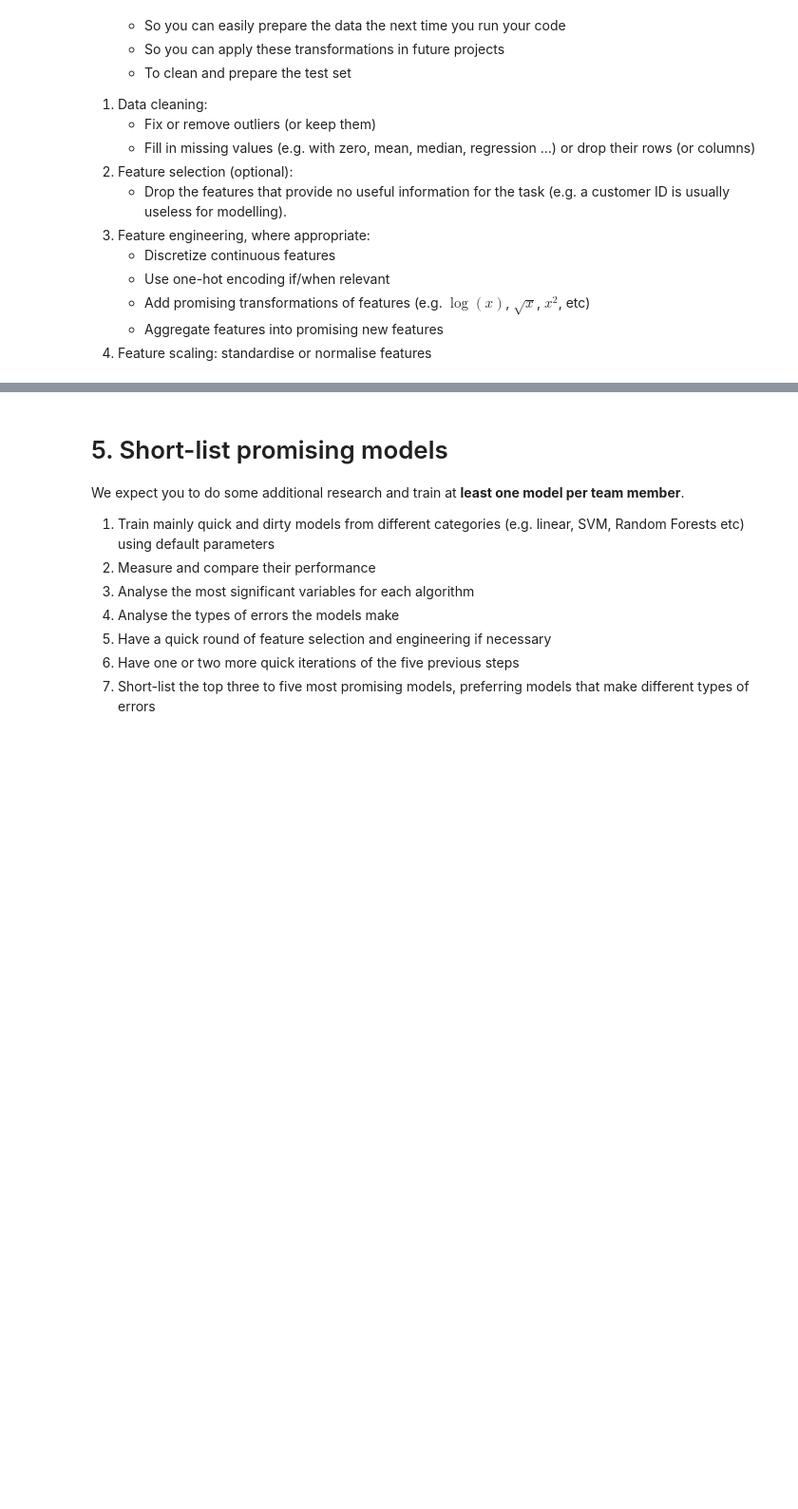
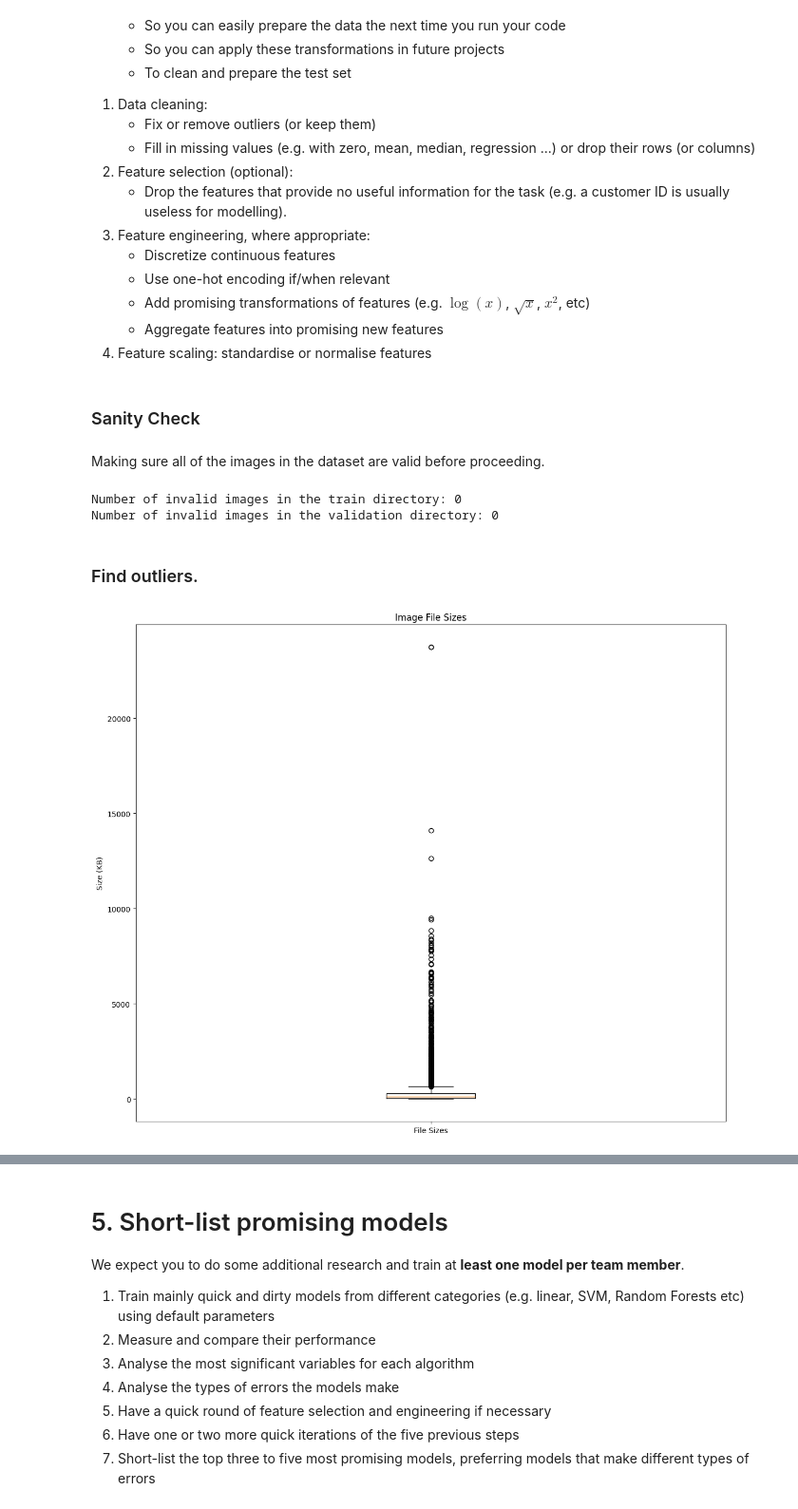
Before and after one commit to radoslavKiryazov/MAL, a Jupyter notebook: GroupProject/7. Final Group Project.ipynb, the cells around one changed output, grey strips where cells are left out. Shown at 95% size. Saved outputs shown, nothing was run; the diff lists cells and outputs as text; code cells hidden in the pictures; blank space fills up the shorter version.

Commit message:
Outliers

```diff
--- a/GroupProject/7. Final Group Project.ipynb
+++ b/GroupProject/7. Final Group Project.ipynb
@@ -395,3 +395,65 @@ Notes:
     * Add promising transformations of features (e.g. $\log(x)$, $\sqrt{x}$, $x^2$, etc)
     * Aggregate features into promising new features
 4. Feature scaling: standardise or normalise features
+# %% [markdown]
+### Sanity Check
+# %% [markdown]
+Making sure all of the images in the dataset are valid before proceeding.
+# %%
+def verify_images(directory):
+    invalid_images = []
+    for subdir, dirs, files in os.walk(directory):
+        for file in files:
+            if file.endswith(('jpg', 'jpeg', 'png')):
+                try:
+                    img_path = os.path.join(subdir, file)
+                    img = Image.open(img_path)
+                    img.verify()  # Verify that it is, indeed an image
+                except (IOError, SyntaxError) as e:
+                    invalid_images.append(img_path)
+                    print(f"Invalid image: {img_path} - {e}")
+    return invalid_images
+
+# Verify images in both train and validation directories
+invalid_train_images = verify_images(train_dir)
+invalid_val_images = verify_images(val_dir)
+
+print(f"Number of invalid images in the train directory: {len(invalid_train_images)}")
+print(f"Number of invalid images in the validation directory: {len(invalid_val_images)}")
+# %% [output]
+Number of invalid images in the train directory: 0
+Number of invalid images in the validation directory: 0
+# %% [markdown]
+### Find outliers.
+# %%
+import os
+
+# Function to get the file size in kilobytes
+def get_file_size(image_path):
+    return os.path.getsize(image_path) / 1024  # Convert bytes to kilobytes
+
+# Get a list of all image paths in the train and validation directories
+all_image_paths = []
+for subdir, dirs, files in os.walk(train_dir):
+    for file in files:
+        if file.endswith(('jpg', 'jpeg', 'png')):
+            all_image_paths.append(os.path.join(subdir, file))
+
+for subdir, dirs, files in os.walk(val_dir):
+    for file in files:
+        if file.endswith(('jpg', 'jpeg', 'png')):
+            all_image_paths.append(os.path.join(subdir, file))
+
+# Calculate the file sizes
+file_sizes = [get_file_size(image_path) for image_path in all_image_paths]
+
+# Plot the box plot for file sizes
+fig, ax = plt.subplots(figsize=(12, 10))
+ax.boxplot(file_sizes, labels=['File Sizes'])
+ax.set_title('Image File Sizes')
+ax.set_ylabel('Size (KB)')
+
+plt.tight_layout()
+plt.show()
+# %% [output]
+[figure, added]
```
Also changed, not shown: parts of 5 cells of this notebook.
